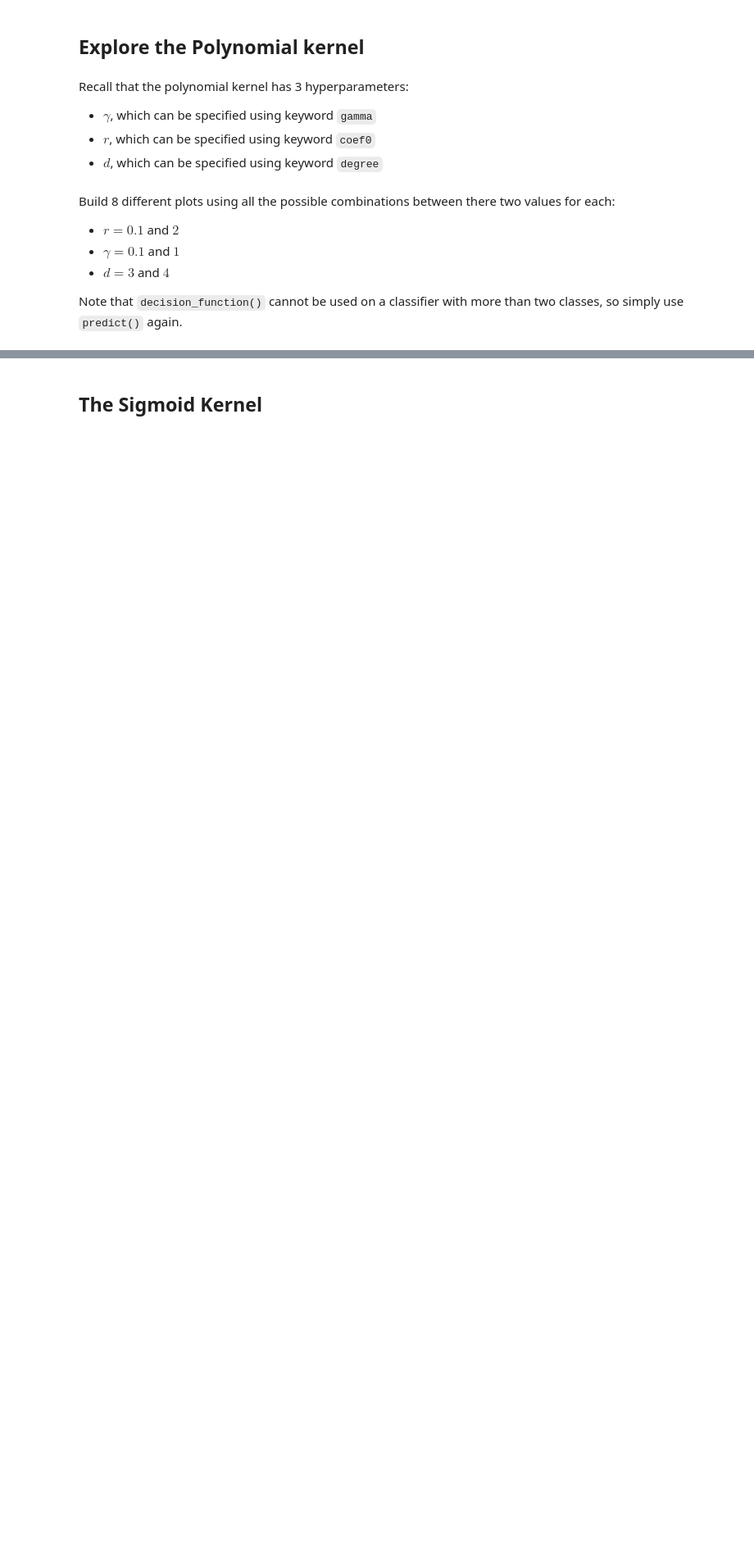
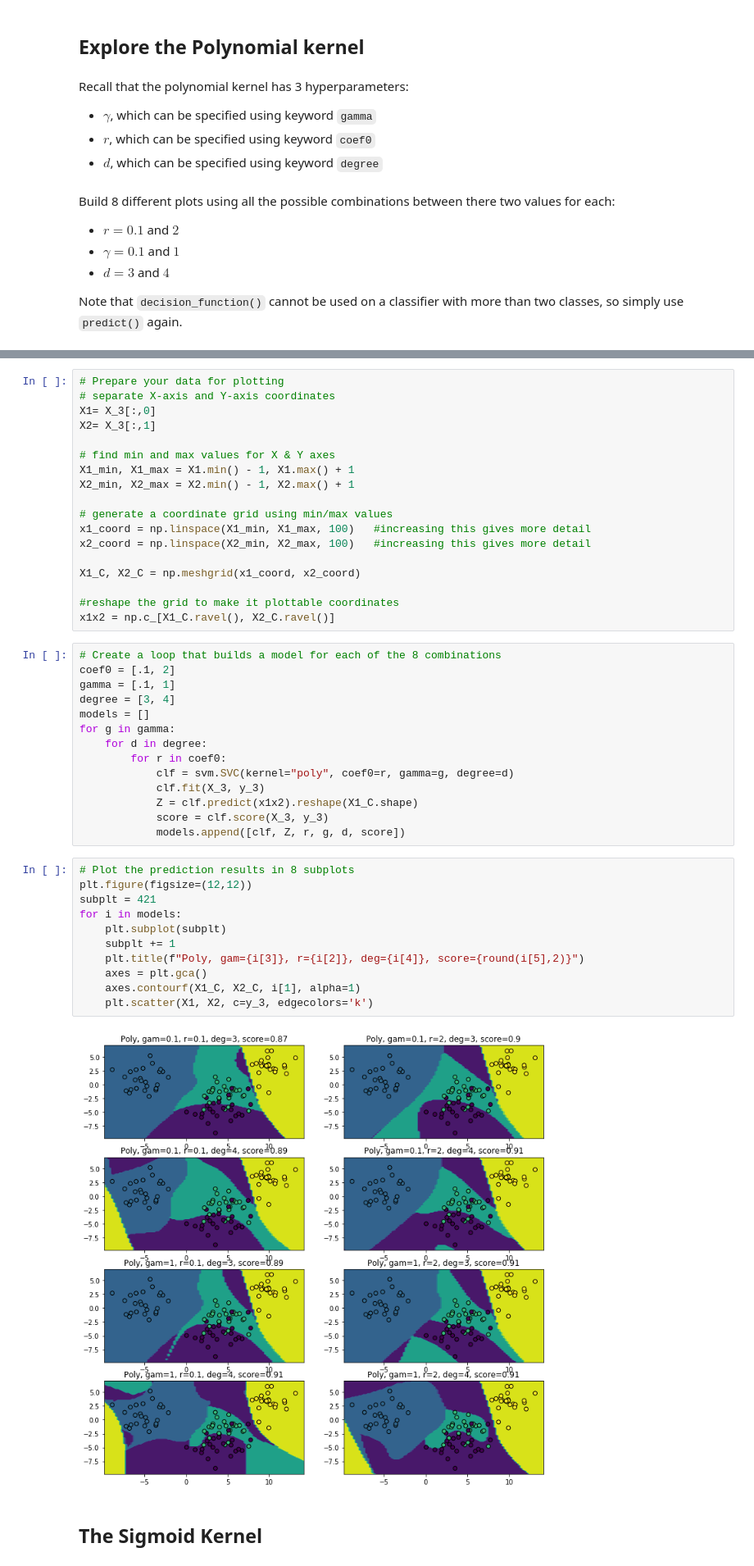
Before and after one commit to magnawhale/dsc-kernels-in-scikit-learn-lab-online-ds-ft-051319, a Jupyter notebook: index.ipynb, the cells around one changed output, grey strips where cells are left out. Shown at 82% size. Drawn from its saved outputs; the diff is of its cells as text; blank space fills up the shorter version.

```diff
--- a/index.ipynb
+++ b/index.ipynb
@@ -80,3 +123,48 @@ Note that `decision_function()` cannot be used on a classifier with more than tw
+# %%
+# Prepare your data for plotting
+# separate X-axis and Y-axis coordinates
+X1= X_3[:,0]
+X2= X_3[:,1]
+
+# find min and max values for X & Y axes
+X1_min, X1_max = X1.min() - 1, X1.max() + 1
+X2_min, X2_max = X2.min() - 1, X2.max() + 1
+
+# generate a coordinate grid using min/max values
+x1_coord = np.linspace(X1_min, X1_max, 100)   #increasing this gives more detail
+x2_coord = np.linspace(X2_min, X2_max, 100)   #increasing this gives more detail
+
+X1_C, X2_C = np.meshgrid(x1_coord, x2_coord)
+
+#reshape the grid to make it plottable coordinates
+x1x2 = np.c_[X1_C.ravel(), X2_C.ravel()]
+# %%
+# Create a loop that builds a model for each of the 8 combinations
+coef0 = [.1, 2]
+gamma = [.1, 1]
+degree = [3, 4]
+models = []
+for g in gamma:
+    for d in degree:
+        for r in coef0:
+            clf = svm.SVC(kernel="poly", coef0=r, gamma=g, degree=d)
+            clf.fit(X_3, y_3)
+            Z = clf.predict(x1x2).reshape(X1_C.shape)
+            score = clf.score(X_3, y_3)
+            models.append([clf, Z, r, g, d, score])
+# %%
+# Plot the prediction results in 8 subplots
+plt.figure(figsize=(12,12))
+subplt = 421
+for i in models:
+    plt.subplot(subplt)
+    subplt += 1
+    plt.title(f"Poly, gam={i[3]}, r={i[2]}, deg={i[4]}, score={round(i[5],2)}")
+    axes = plt.gca()
+    axes.contourf(X1_C, X2_C, i[1], alpha=1)
+    plt.scatter(X1, X2, c=y_3, edgecolors='k')
+# %% [output]
+[figure, added]
 # %% [markdown]
 ## The Sigmoid Kernel
 # %% [markdown]
```
Also changed, not shown: parts of 35 cells of this notebook.
